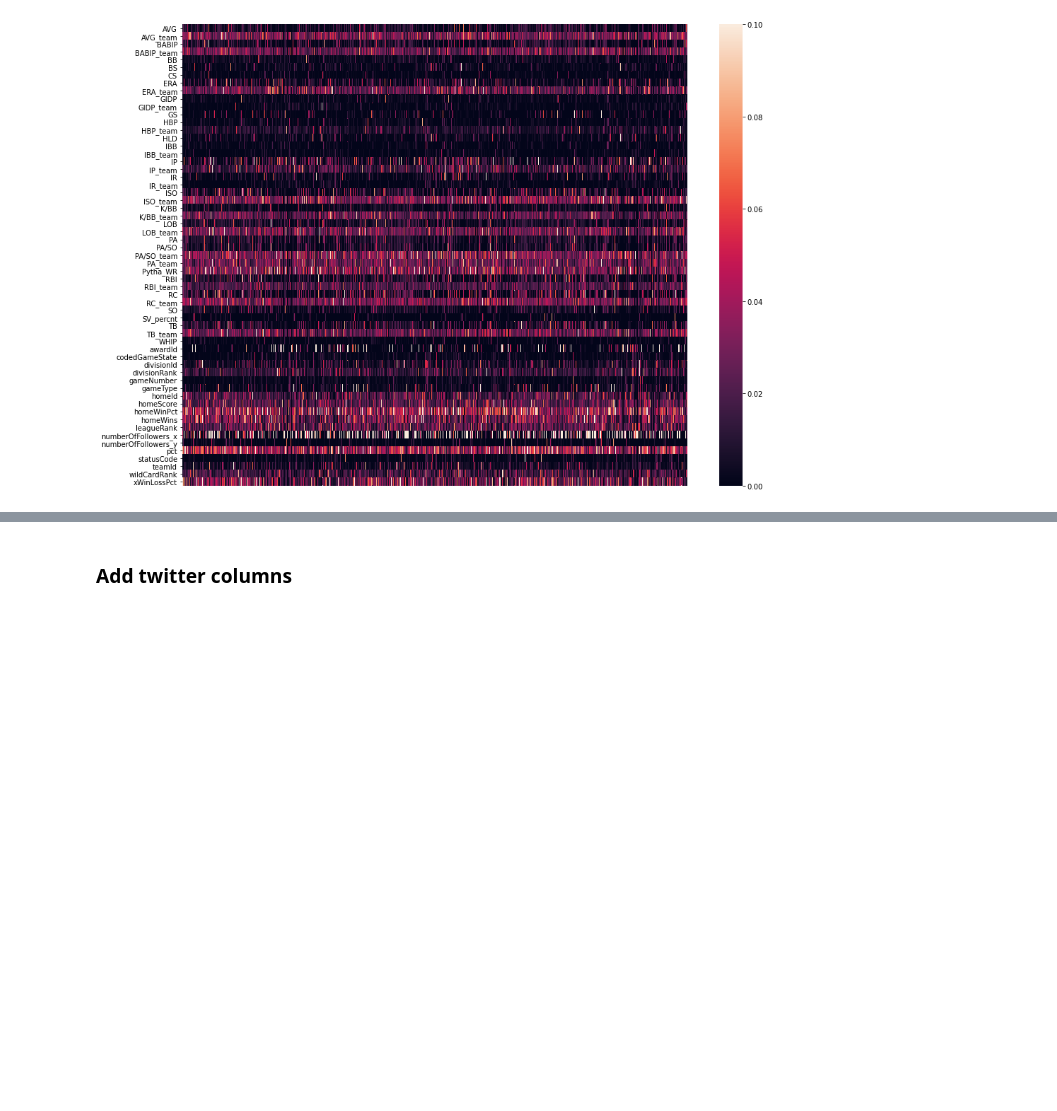
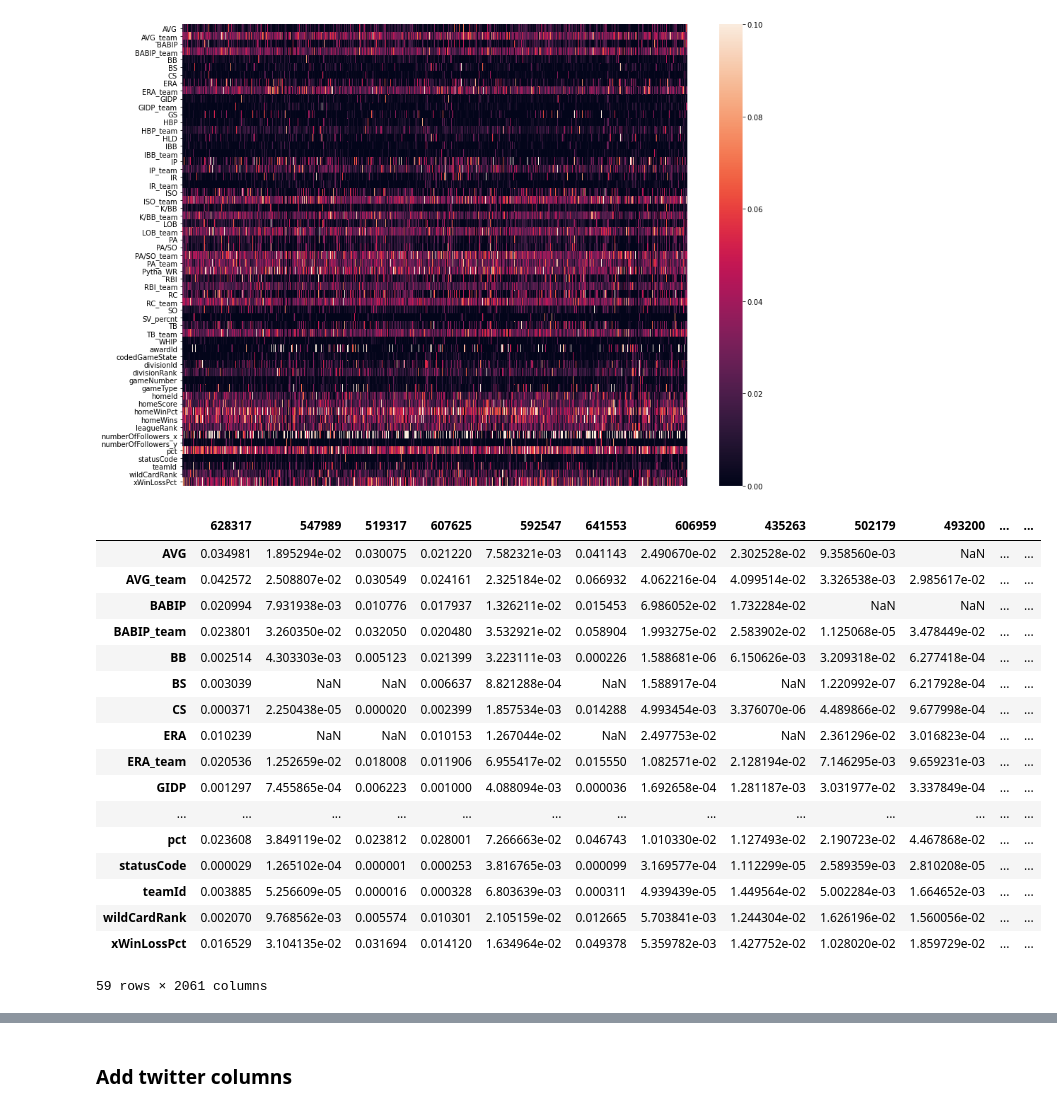
Before and after one commit to fatjudy/mlb-forecasting, a Jupyter notebook: Construct DataFrame.ipynb, the cells around one changed output, grey strips where cells are left out. Drawn from its saved outputs; the diff is of its cells as text; code cells hidden in the pictures; blank space fills up the shorter version.

```diff
--- a/Construct DataFrame.ipynb
+++ b/Construct DataFrame.ipynb
@@ -472,0 +450,21 @@ sns.heatmap(feature_imp_y4, vmax = 0.1, xticklabels=False)
+# %%
+feature_imp
+# %% [output]
+|  | 628317 | 547989 | 519317 | 607625 | 592547 | 641553 | 606959 | 435263 | 502179 | 493200 | ... | ... |
+| AVG | 0.034981 | 1.895294e-02 | 0.030075 | 0.021220 | 7.582321e-03 | 0.041143 | 2.490670e-02 | 2.302528e-02 | 9.358560e-03 | NaN | ... | ... |
+| AVG_team | 0.042572 | 2.508807e-02 | 0.030549 | 0.024161 | 2.325184e-02 | 0.066932 | 4.062216e-04 | 4.099514e-02 | 3.326538e-03 | 2.985617e-02 | ... | ... |
+| BABIP | 0.020994 | 7.931938e-03 | 0.010776 | 0.017937 | 1.326211e-02 | 0.015453 | 6.986052e-02 | 1.732284e-02 | NaN | NaN | ... | ... |
+| BABIP_team | 0.023801 | 3.260350e-02 | 0.032050 | 0.020480 | 3.532921e-02 | 0.058904 | 1.993275e-02 | 2.583902e-02 | 1.125068e-05 | 3.478449e-02 | ... | ... |
+| BB | 0.002514 | 4.303303e-03 | 0.005123 | 0.021399 | 3.223111e-03 | 0.000226 | 1.588681e-06 | 6.150626e-03 | 3.209318e-02 | 6.277418e-04 | ... | ... |
+| BS | 0.003039 | NaN | NaN | 0.006637 | 8.821288e-04 | NaN | 1.588917e-04 | NaN | 1.220992e-07 | 6.217928e-04 | ... | ... |
+| CS | 0.000371 | 2.250438e-05 | 0.000020 | 0.002399 | 1.857534e-03 | 0.014288 | 4.993454e-03 | 3.376070e-06 | 4.489866e-02 | 9.677998e-04 | ... | ... |
+| ERA | 0.010239 | NaN | NaN | 0.010153 | 1.267044e-02 | NaN | 2.497753e-02 | NaN | 2.361296e-02 | 3.016823e-04 | ... | ... |
+| ERA_team | 0.020536 | 1.252659e-02 | 0.018008 | 0.011906 | 6.955417e-02 | 0.015550 | 1.082571e-02 | 2.128194e-02 | 7.146295e-03 | 9.659231e-03 | ... | ... |
+| GIDP | 0.001297 | 7.455865e-04 | 0.006223 | 0.001000 | 4.088094e-03 | 0.000036 | 1.692658e-04 | 1.281187e-03 | 3.031977e-02 | 3.337849e-04 | ... | ... |
+| ... | ... | ... | ... | ... | ... | ... | ... | ... | ... | ... | ... | ... |
+| pct | 0.023608 | 3.849119e-02 | 0.023812 | 0.028001 | 7.266663e-02 | 0.046743 | 1.010330e-02 | 1.127493e-02 | 2.190723e-02 | 4.467868e-02 | ... | ... |
+| statusCode | 0.000029 | 1.265102e-04 | 0.000001 | 0.000253 | 3.816765e-03 | 0.000099 | 3.169577e-04 | 1.112299e-05 | 2.589359e-03 | 2.810208e-05 | ... | ... |
+| teamId | 0.003885 | 5.256609e-05 | 0.000016 | 0.000328 | 6.803639e-03 | 0.000311 | 4.939439e-05 | 1.449564e-02 | 5.002284e-03 | 1.664652e-03 | ... | ... |
+| wildCardRank | 0.002070 | 9.768562e-03 | 0.005574 | 0.010301 | 2.105159e-02 | 0.012665 | 5.703841e-03 | 1.244304e-02 | 1.626196e-02 | 1.560056e-02 | ... | ... |
+| xWinLossPct | 0.016529 | 3.104135e-02 | 0.031694 | 0.014120 | 1.634964e-02 | 0.049378 | 5.359782e-03 | 1.427752e-02 | 1.028020e-02 | 1.859729e-02 | ... | ... |
+59 rows × 2061 columns
```
Also changed, not shown: parts of 39 cells of this notebook.
